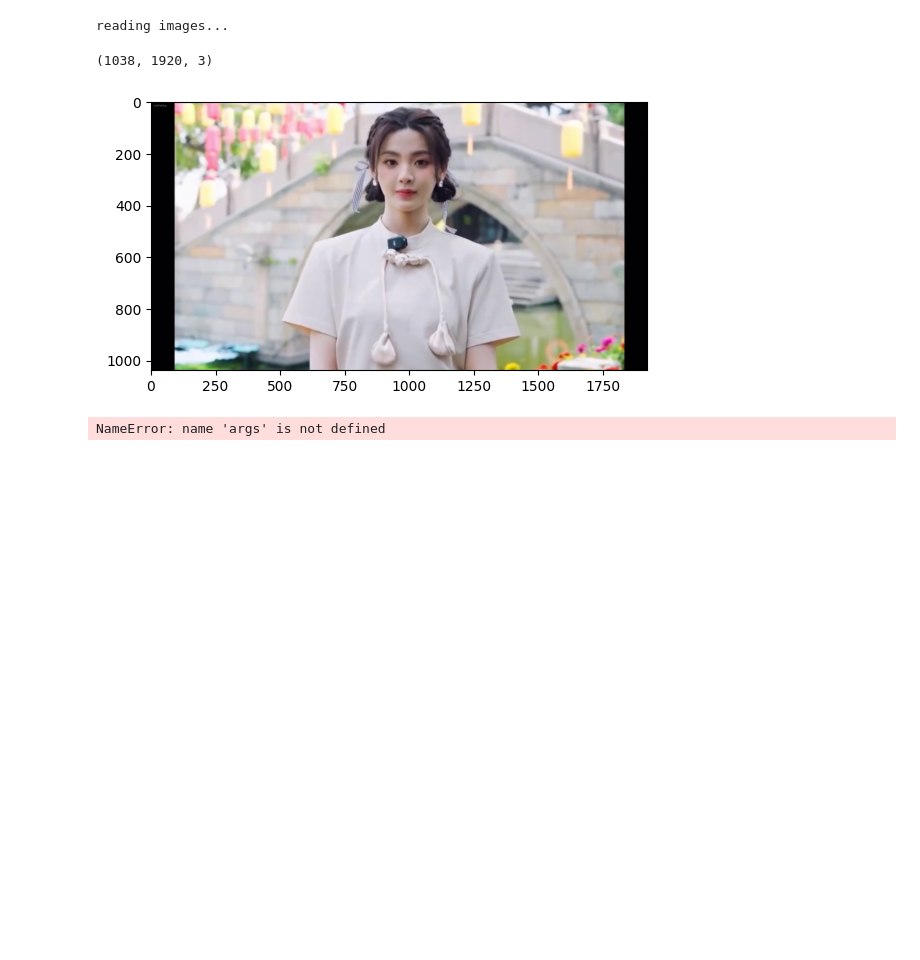
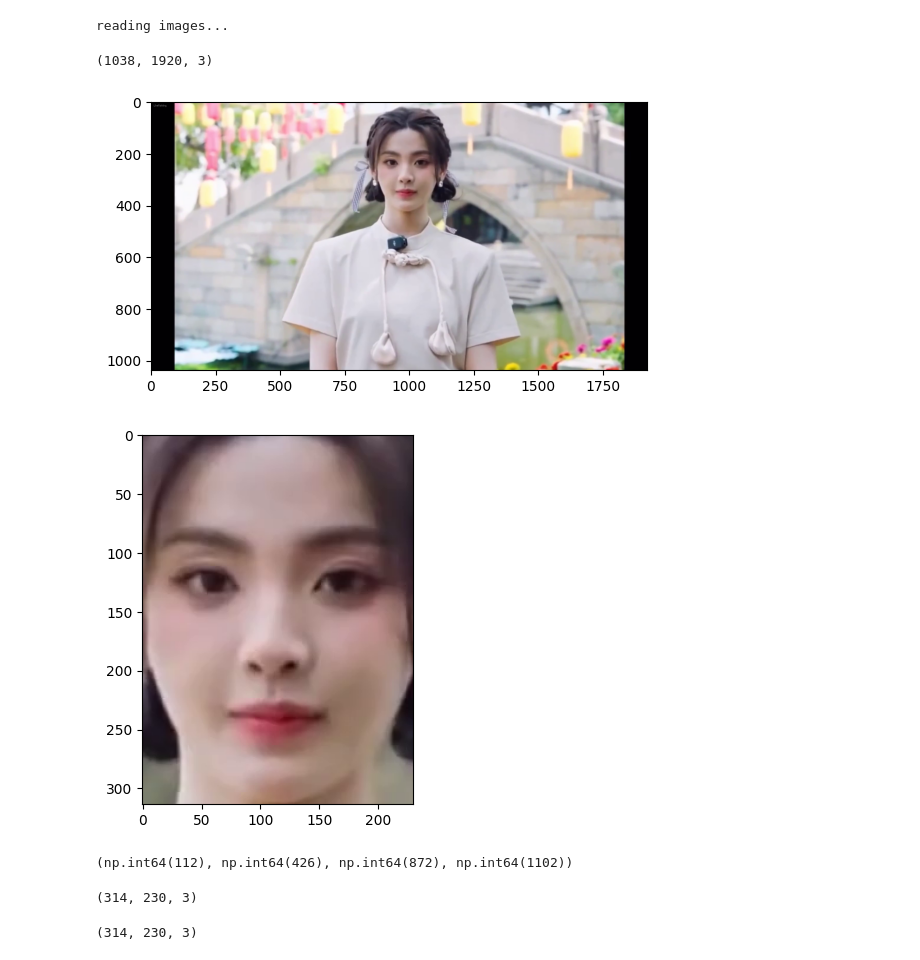
Before and after one commit to nybhl/LiveTalking, a Jupyter notebook: wave2lip_experiments.ipynb, the cells around one changed output. Drawn from its saved outputs; the diff is of its cells as text; code cells hidden in the pictures; blank space fills up the shorter version.

```diff
--- a/wave2lip_experiments.ipynb
+++ b/wave2lip_experiments.ipynb
@@ -24,7 +25,6 @@ from tqdm import tqdm
 from glob import glob
 import torch
 import pickle
-import face_detection
 
 
 def video2imgs(vid_path, save_path, ext = '.png',cut_frame = 10000000):
@@ -78,7 +78,7 @@ def face_detect(images):
 		break
 
 	results = []
-	pady1, pady2, padx1, padx2 = args.pads
+	pady1, pady2, padx1, padx2 = 0,0,0,0
 	for rect, image in zip(predictions, images):
 		if rect is None:
 			cv2.imwrite('temp/faulty_frame.jpg', image) # check this frame where the face was not detected.
@@ -92,4 +92,4 @@ def face_detect(images):
 		results.append([x1, y1, x2, y2])
 
 	boxes = np.array(results)
-	if not args.nosmooth: boxes = get_smoothened_boxes(boxes, T=5)
+	boxes = get_smoothened_boxes(boxes, T=5)
@@ -124,7 +124,7 @@ def face_detect(images):
 #     with open(coords_path, 'wb') as f:
 #         pickle.dump(coord_list, f)
 # %%
-frames = read_imgs(["../data/avatars/wav2lip384_avatar2/full_imgs/00000000.png"])
+frames = read_imgs(["./data/avatars/wav2lip384_avatar2/full_imgs/00000000.png"])
 # %% [output]
 reading images...
 # %%
@@ -139,5 +139,13 @@ c = plt.imshow(frames[0][:,:,[2,1,0]])
 [figure]
 # %%
 results = face_detect(frames)
-# %% [output]
-NameError: name 'args' is not defined
+# %%
+img, coord = results[0]
+# %%
+c = plt.imshow(img[:,:,[2,1,0]])
+# %% [output]
+[figure, added]
+# %%
+print(coord)
+# %% [output]
+(np.int64(112), np.int64(426), np.int64(872), np.int64(1102))
@@ -143,0 +166,9 @@ NameError: name 'args' is not defined
+# %%
+print(img.shape)
+# %% [output]
+(314, 230, 3)
+# %%
+img_reshuffled = img[:,:,[2,1,0]]
+print(img_reshuffled.shape)
+# %% [output]
+(314, 230, 3)
```
Also changed, not shown: parts of 15 cells of this notebook, 1 other file.
